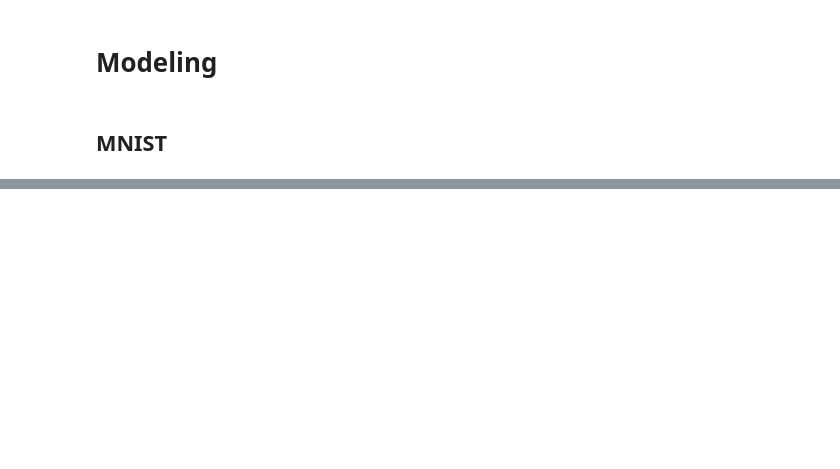
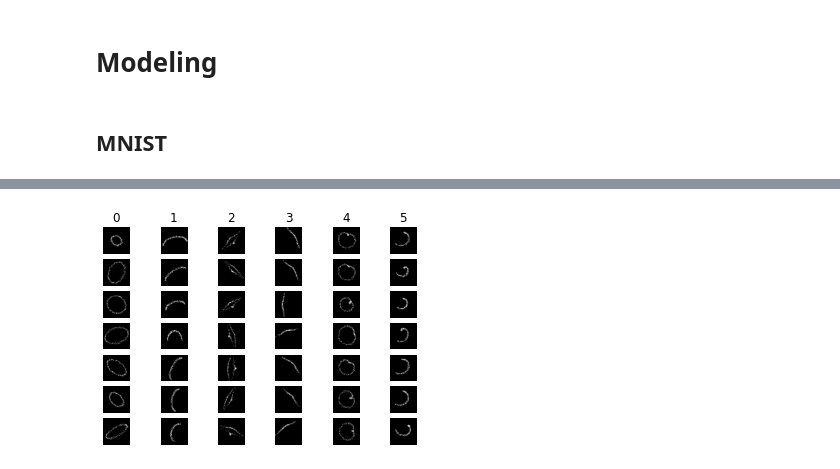
Before and after one commit to Lamantin12/ComputerGraphics, a Jupyter notebook: Generation+Modeling.ipynb, the cells around one changed output, grey strips where cells are left out. Cells and saved outputs as stored; diff of their text form; code cells hidden in the pictures; blank space fills up the shorter version.

```diff
--- a/Generation+Modeling.ipynb
+++ b/Generation+Modeling.ipynb
@@ -325,0 +369,17 @@ x_train, y_train, x_test, y_test = load_from_binary('')
+# %%
+classes = list(np.arange(num_classes))
+num_classes = len(classes)
+samples_per_class = 7
+for y, cls in enumerate(classes):
+    idxs = np.flatnonzero(y_train == y)
+    idxs = np.random.choice(idxs, samples_per_class, replace=False)
+    for i, idx in enumerate(idxs):
+        plt_idx = i * num_classes + y + 1
+        plt.subplot(samples_per_class, num_classes, plt_idx)
+        plt.imshow((x_train[idx]*255).reshape(img_cols, img_cols).astype('uint8'), cmap='gray')
+        plt.axis('off')
+        if i == 0:
+            plt.title(cls)
+plt.show()
+# %% [output]
+[figure, added]
```
Also changed, not shown: parts of 36 cells of this notebook.
